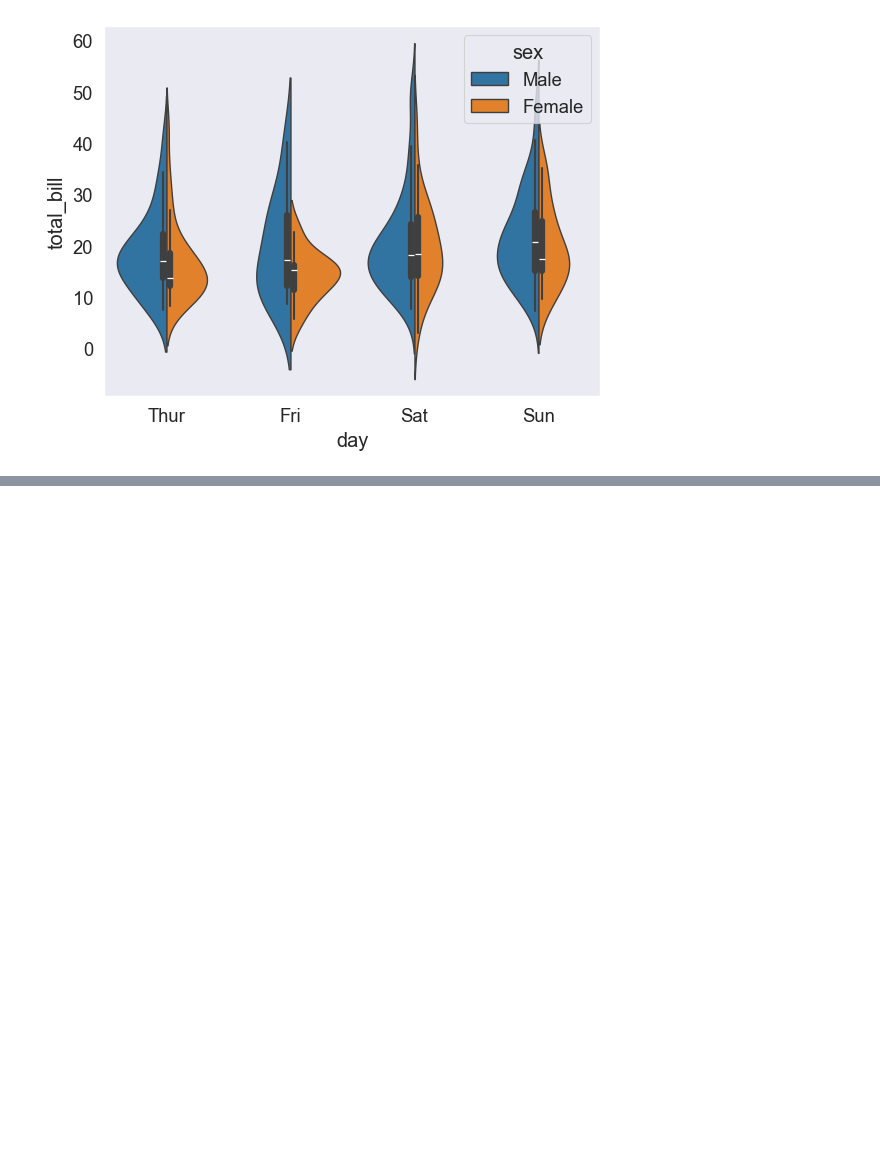
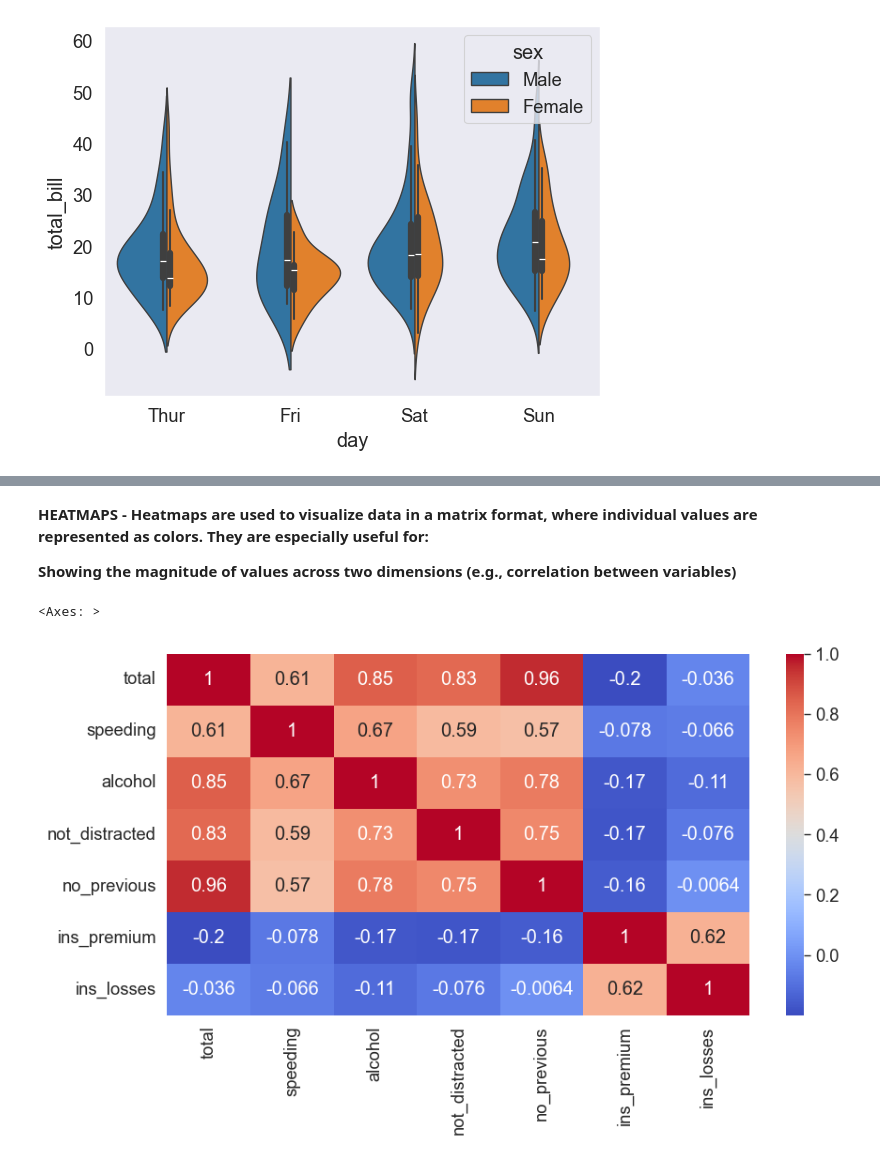
Before and after one commit to web-wizard-web/Python_for_AI_and_ML, a Jupyter notebook: Seaborn/seaborn.ipynb, the cells around one changed output, grey strips where cells are left out. Saved outputs shown, nothing was run; the diff lists cells and outputs as text; code cells hidden in the pictures; blank space fills up the shorter version.

```diff
--- a/Seaborn/seaborn.ipynb
+++ b/Seaborn/seaborn.ipynb
@@ -146,0 +193,20 @@ sns.violinplot(x="day",y="total_bill",data=tips_df,hue="sex" ,split=True) #violi
+# %% [markdown]
+**HEATMAPS - Heatmaps are used to visualize data in a matrix format, where individual values are represented as colors. They are especially useful for:**
+
+**Showing the magnitude of values across two dimensions (e.g., correlation between variables)**
+# %%
+crash_df.head()
+crash_df.drop(columns=["abbrev"], inplace=True)
+# %%
+plt.figure(figsize=(10,5))
+sns.set_style("white")
+sns.set_context("paper", font_scale=1.5)
+
+crash_mx= crash_df.corr() #correlation matrix
+#correlation matrix is used to show the correlation between the variables
+sns.heatmap(crash_mx ,annot=True, cmap="coolwarm")
+#annot is used to show the correlation values on the heatmap
+#cmap is used to set the color palette of the heatmap
+# %% [output]
+<Axes: >
+[figure, added]
```
Also changed, not shown: parts of 24 cells of this notebook, 1 other file.
